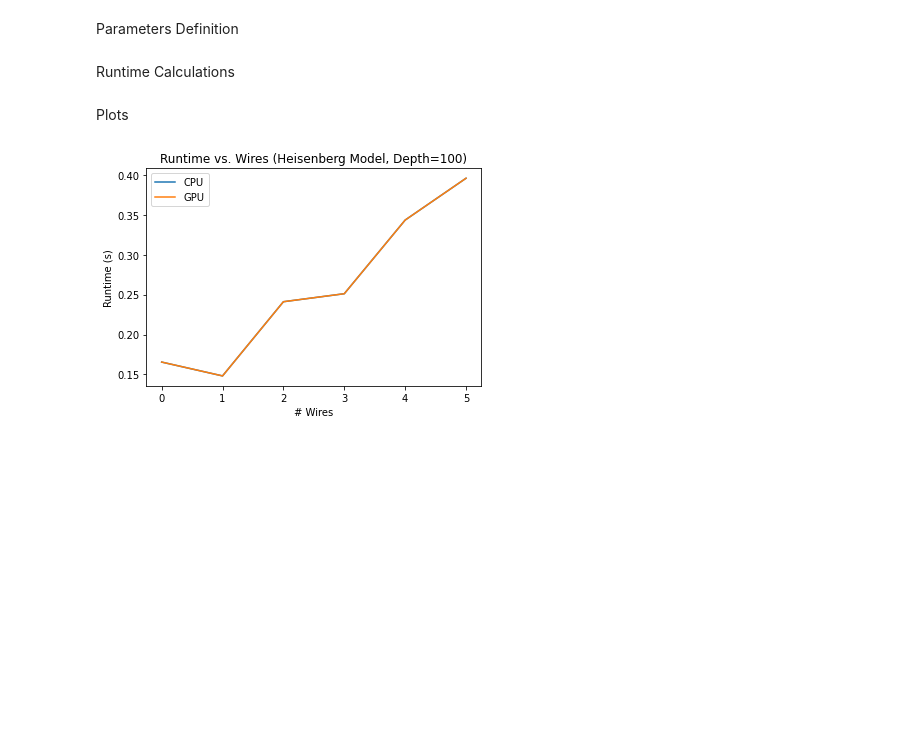
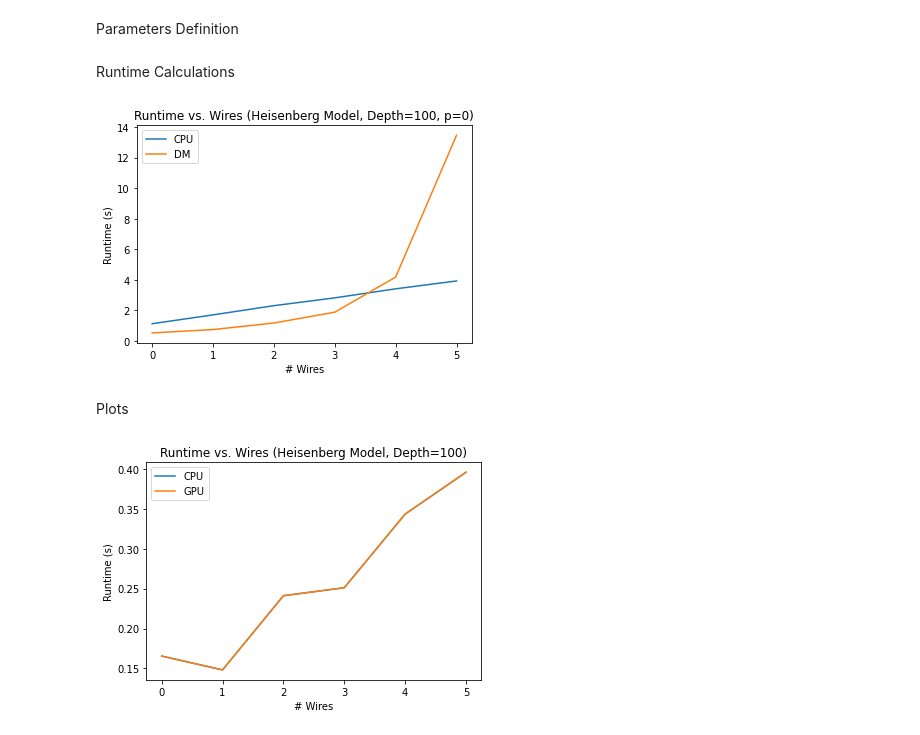
Before and after one commit to aaronleesander/QHack2023, a Jupyter notebook: emiliano/density_vs_sv/runtime_analysis.ipynb, the cells around one changed output. Drawn from its saved outputs; the diff is of its cells as text; code cells hidden in the pictures; blank space fills up the shorter version.

Commit message:
add density matrix vs lightning simulation

```diff
--- a/emiliano/density_vs_sv/runtime_analysis.ipynb
+++ b/emiliano/density_vs_sv/runtime_analysis.ipynb
@@ -11,12 +14,17 @@ num_wires_list = range(2, 8)
 couplings = {"J_xx": 1, "J_yy":2, "J_zz": 1, "h": 0.3}
 T = 1
 depth = 100
-p = 0
+p =
 # %% [markdown]
 Runtime Calculations
 # %%
-runtimes_CPU = calculate_heisenberg_runtime_vs_qubits("lightning.qubit", num_wires_list, couplings, T, depth, p)
-#runtimes_GPU = calculate_heisenberg_runtime_vs_qubits("lightning.gpu", num_wires_list, couplings, T, depth, p)
+runtimes_CPU = calculate_heisenberg_runtime_vs_qubits("lightning.qubit", num_wires_list, couplings, T, depth, p, samples=10)
+# %%
+runtimes_DM = calculate_heisenberg_runtime_vs_qubits("default.mixed", num_wires_list, couplings, T, depth, p)
+# %%
+plot_runtimes_vs_qubits(runtimes_CPU, runtimes_DM, depth, p, labels=["CPU", "DM"])
+# %% [output]
+[figure, added]
 # %% [markdown]
 Plots
 # %%
```
Also changed, not shown: parts of 1 cell of this notebook, 3 other files.
